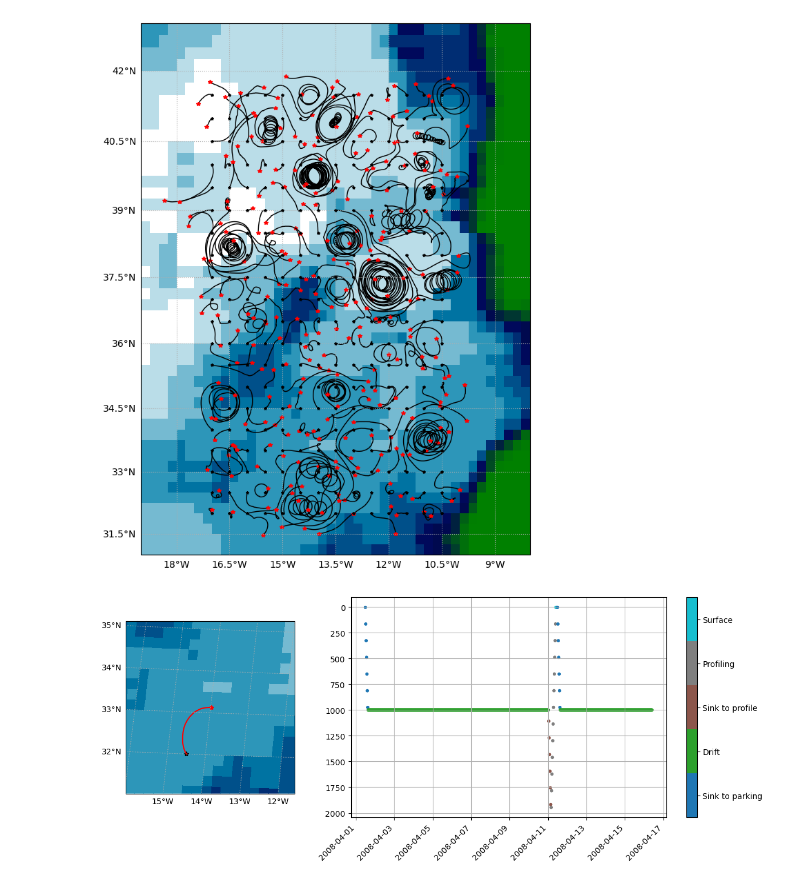
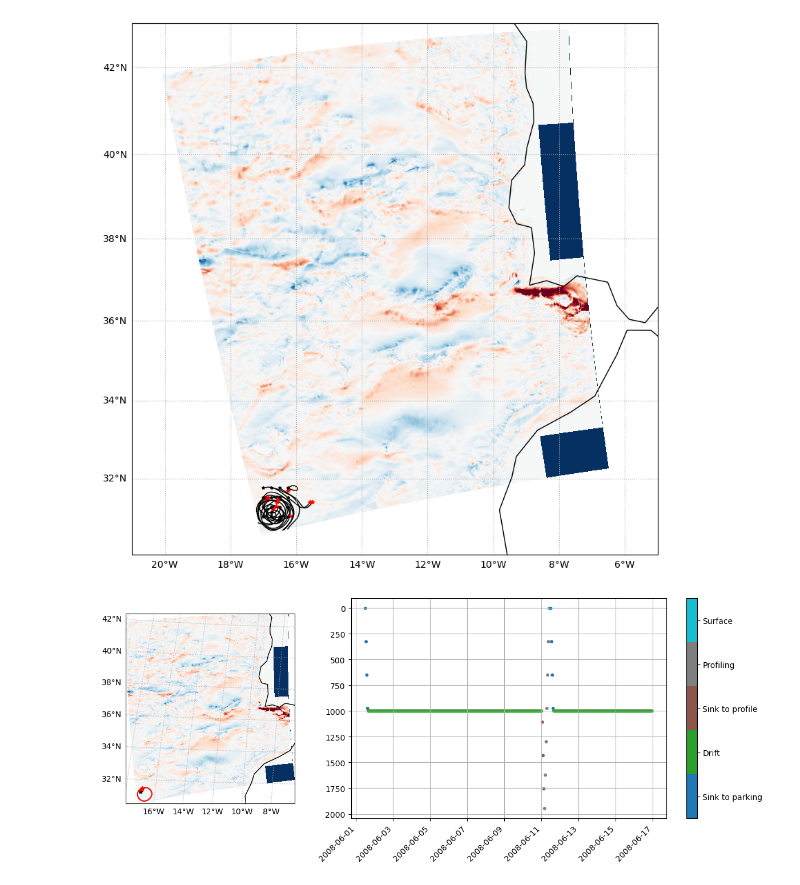
Before and after one commit to quai20/VirtualCrocoFleet, a Jupyter notebook: AnalyzeRun.ipynb, the cells around one changed output. Saved outputs shown, nothing was run; the diff lists cells and outputs as text; code cells hidden in the pictures.

```diff
--- a/AnalyzeRun.ipynb
+++ b/AnalyzeRun.ipynb
@@ -20,6 +20,6 @@ import cartopy.feature as cfeature
 land_feature=cfeature.NaturalEarthFeature(category='physical',name='land',scale='50m',facecolor=[0.4,0.6,0.7])
 pr1=ccrs.PlateCarree()
 # %%
-dout=xr.open_zarr('/home1/scratch/kbalem/lk70y00f.zarr')
+dout=xr.open_zarr('/home1/scratch/kbalem/8j9eibcz.zarr')
 dout.load()
 # %% [output]
@@ -57,0 +43,4 @@ Data variables:
+# %%
+files = glob('/scale/project/shom_simurep/public_no_ftp/PROJETS/IberArgo/Data/GIGATL/NEW_DOMAIN_WITH_DEPTHS/*.nc')
+files.sort()
+ds = xr.open_dataset(files[0])
@@ -58,31 +67,32 @@ Data variables:
 # %%
-extent = [-19,-8,31,43]
+extent = [-21,-5,30,43]
 
 fig=plt.figure(figsize=(12,10))
 pr1=ccrs.PlateCarree()
 pr2=ccrs.Mercator()
 
 ax1 = fig.add_subplot(projection=pr2)
-a=ax1.pcolormesh(mask.longitude,mask.latitude,mask['depth'],shading='auto',transform=pr1,cmap=plt.get_cmap('ocean'),vmin=0)
-#ax1.coastlines(resolution='110m',zorder=10)
+a=ax1.pcolormesh(ds['lon_rho'],ds['lat_rho'],ds['u'].isel(time=0,sig_rho=0),shading='auto',transform=pr1,vmin=-0.6,vmax=0.6,cmap=plt.get_cmap('RdBu'))
+#a=ax1.pcolormesh(mask.longitude,mask.latitude,mask['depth'],shading='auto',transform=pr1,cmap=plt.get_cmap('ocean'),vmin=0)
+ax1.coastlines(resolution='110m',zorder=10)
 ga=ax1.gridlines(linestyle=':',draw_labels=True)
 ga.top_labels, ga.right_labels = False, False
 for t in range(len(dout.trajectory.values)):
     ax1.plot(dout['lon'].isel(obs=0,trajectory=t),dout['lat'].isel(obs=0,trajectory=t),'k*',markersize=3,transform=pr1,zorder=10)
     ax1.plot(dout['lon'].isel(trajectory=t),dout['lat'].isel(trajectory=t),'k',linewidth=1,transform=pr1)
     ax1.plot(dout['lon'].isel(trajectory=t, obs=-1),dout['lat'].isel(trajectory=t, obs=-1),'r*',markersize=4,transform=pr1)
 ax1.set_extent(extent)
 # %% [output]
-[figure, old version]
+[figure, new version]
 # %%
-tr=100
+tr=1
 
 fig=plt.figure(figsize=(14,5))
 gs = gridspec.GridSpec(1,2,width_ratios=[.6,1.4])
 pr1=ccrs.PlateCarree()
 pr2=ccrs.LambertAzimuthalEqualArea()
 ax1 = fig.add_subplot(gs[0], projection=pr2)
-ax1.pcolormesh(mask.longitude,mask.latitude,mask['depth'],shading='auto',transform=pr1,cmap=plt.get_cmap('ocean'),vmin=0)
+a=ax1.pcolormesh(ds['lon_rho'],ds['lat_rho'],ds['u'].isel(time=0,sig_rho=0),shading='auto',transform=pr1,vmin=-0.6,vmax=0.6,cmap=plt.get_cmap('RdBu'))
 ax1.coastlines(resolution='110m',zorder=10)
 ga=ax1.gridlines(linestyle=':',draw_labels=True)
 ga.top_labels, ga.right_labels = False, False
@@ -94,7 +104,7 @@ extent=[dout['lon'].isel(trajectory=tr,obs=-1).min().values -2,
         dout['lon'].isel(trajectory=tr,obs=-1).max().values +2,
         dout['lat'].isel(trajectory=tr,obs=-1).min().values -2,
         dout['lat'].isel(trajectory=tr,obs=-1).max().values +2]
-ax1.set_extent(extent)
+#ax1.set_extent(extent)
 
 ax = fig.add_subplot(gs[1])
 a=ax.scatter(dout['time'].isel(trajectory=tr),dout['z'].isel(trajectory=tr),s=10,c=dout['cycle_phase'].isel(trajectory=tr),cmap=plt.get_cmap('tab10',5),vmin=0,vmax=5)
@@ -105,4 +115,4 @@ ax.grid(':')
 cb=plt.colorbar(a,ticks=[0.5,1.5,2.5,3.5,4.5])
 cb.set_ticklabels(['Sink to parking','Drift','Sink to profile','Profiling','Surface'])
 # %% [output]
-[figure, old version]
+[figure, new version]
```
Also changed, not shown: parts of 3 cells of this notebook, 15 other files.
